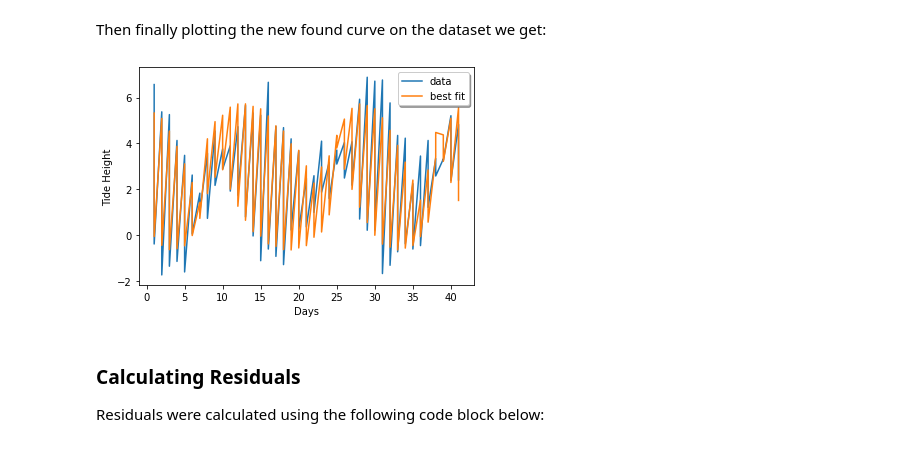
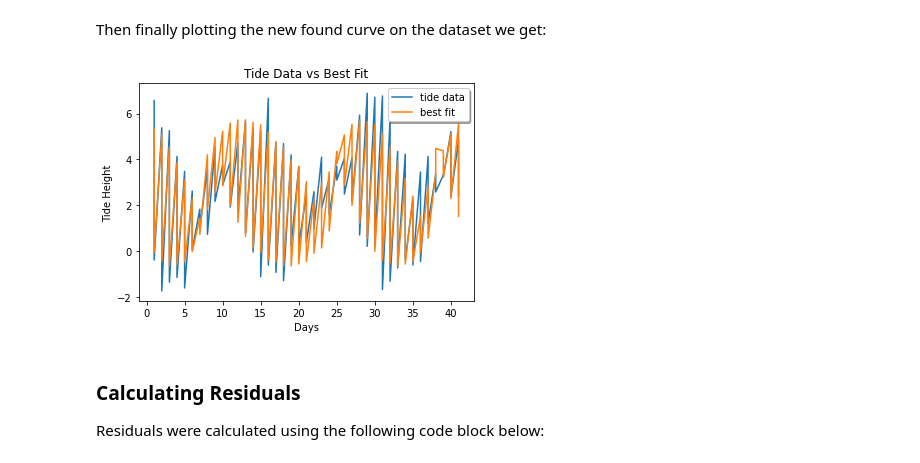
Before and after one commit to Eddysunday012/Astr-Group-Project, a Jupyter notebook: main.ipynb, the cells around one changed output. Saved outputs shown, nothing was run; the diff lists cells and outputs as text; code cells hidden in the pictures.

```diff
--- a/main.ipynb
+++ b/main.ipynb
@@ -156,14 +175,15 @@ print(popt)
 # %% [markdown]
 Then finally plotting the new found curve on the dataset we get:
 # %%
-plt.plot(day, tide, label="data")
+plt.plot(day, tide, label="tide data")
 plt.plot(day, oscicllationFunc(times, *popt), label="best fit")
 plt.xlabel("Days")
 plt.ylabel("Tide Height")
 plt.legend(loc='best', fancybox=True, shadow=True)
+plt.title("Tide Data vs Best Fit")
 plt.savefig("TidalMeasurements.pdf")
 # %% [output]
-[figure, old version]
+[figure, new version]
 # %% [markdown]
 ### Calculating Residuals
 
```
Also changed, not shown: parts of 9 cells of this notebook, 5 other files.
